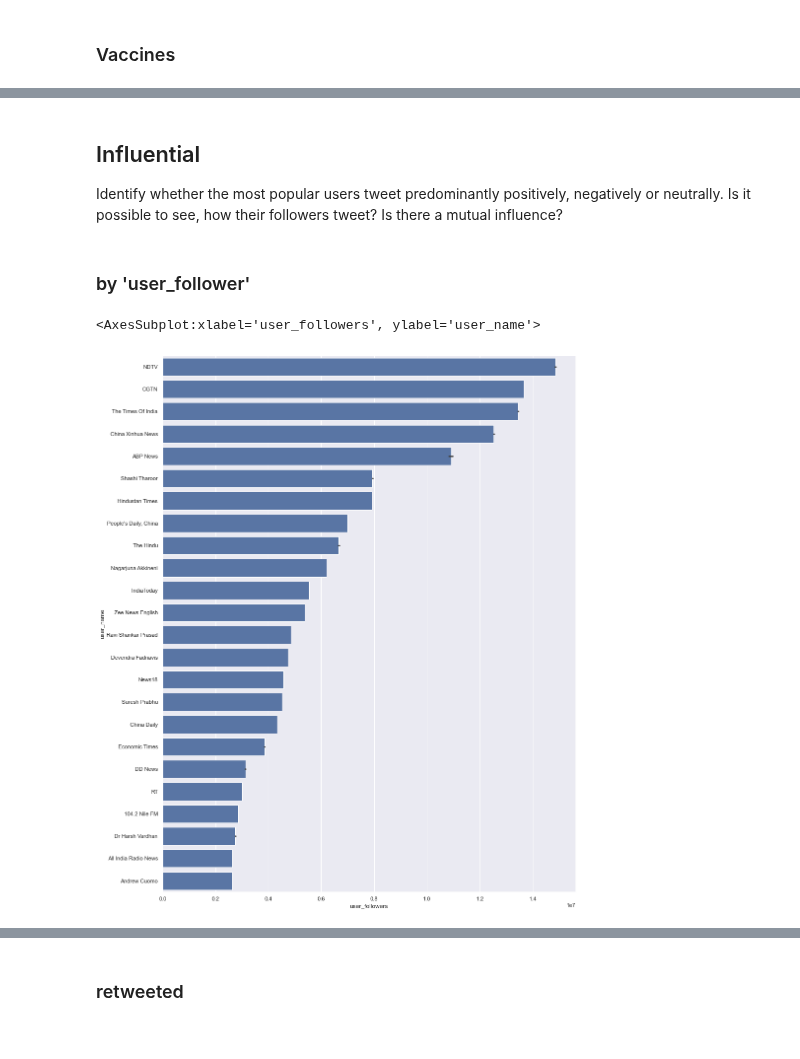
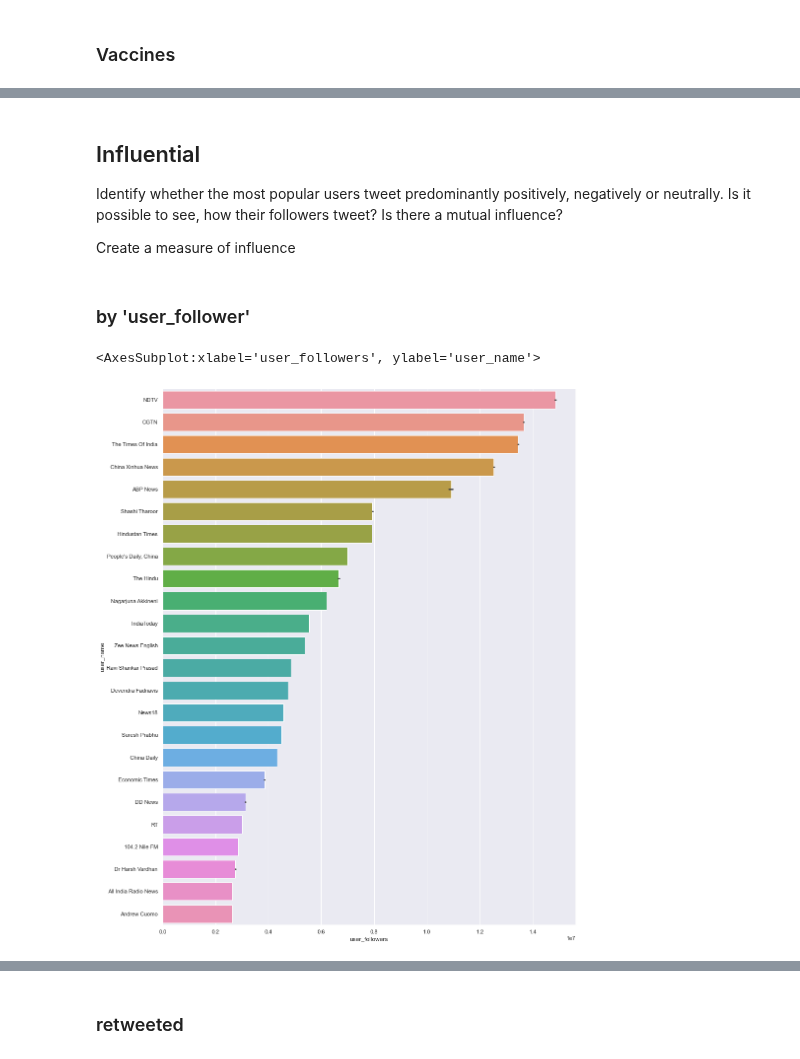
Before and after one commit to BiBa-01/Capstone_Covid, a Jupyter notebook: TweetsEDA.ipynb, the cells around one changed output, grey strips where cells are left out. Drawn from its saved outputs; the diff is of its cells as text; code cells hidden in the pictures.

Commit message:
Tweets EDA sentiment2

```diff
--- a/TweetsEDA.ipynb
+++ b/TweetsEDA.ipynb
@@ -226,6 +220,0 @@ over_days.columns = ['day', 'count']
-# %%
-sns.set_theme(style="darkgrid")
-f, ax = plt.subplots(1,1, figsize=(10, 10))
-sns.lineplot(x="day", y="count",
-             data=over_days)
-plt.xticks(rotation=30)
@@ -675,10 +637,10 @@ df_tweety.text = df_tweety.text.apply(lambda x:re.sub(r'\B#\S+','',x))
 df_tweety.text = df_tweety.text.apply(lambda x:re.sub(r'https?:\/\/[A-Za-z0-9\.\/]+', '', x))
 
 #remove punctuation
-df_tweety.text = df_tweety.text.apply(lambda x:x.replace('[^\w\s]',''))
+#df_tweety.text = df_tweety.text.apply(lambda x:x.replace('[^\w\s]',''))
 
 #remove special characters
-df_tweety.text = df_tweety.text.apply(lambda x:' '.join(re.findall(r'\w+', x))) #re.sub('[^A-Za-z0-9]+', '', x)
+#df_tweety.text = df_tweety.text.apply(lambda x:' '.join(re.findall(r'\w+', x))) #re.sub('[^A-Za-z0-9]+', '', x)
 
 #remove single characters
 df_tweety.text = df_tweety.text.apply(lambda x:re.sub(r'\s+[a-zA-Z]\s+', '', x))
@@ -687,7 +649,7 @@ df_tweety.text = df_tweety.text.apply(lambda x:re.sub(r'\s+[a-zA-Z]\s+', '', x))
 df_tweety.text = df_tweety.text.apply(lambda x:re.sub(r'\s+', ' ', x, flags=re.I))
 
 #lowercase
-df_tweety.text = df_tweety.text.apply(lambda x: ' '.join([word.lower() for word in x.split()]))
+#df_tweety.text = df_tweety.text.apply(lambda x: ' '.join([word.lower() for word in x.split()]))
 
 #remove numbers from words
 df_tweety.text = df_tweety.text.apply(lambda x: re.sub('\w*\d\w*', '', x))
@@ -696,7 +658,7 @@ df_tweety.text = df_tweety.text.apply(lambda x: re.sub('\w*\d\w*', '', x))
 df_tweety.text = df_tweety.text.apply(lambda x: re.sub('\n', '', x))
 
 #remove characters
-df_tweety.text = df_tweety.text.apply(lambda x: re.sub('[''""_/]', '', x))
+#df_tweety.text = df_tweety.text.apply(lambda x: re.sub('[''""_/]', '', x))
 # %% [markdown]
 # Feature engineering 'text'
 # %% [markdown]
@@ -875,16 +837,18 @@ ax.set(xlabel='', ylabel='count', title='mrna')
 ## Influential
 
 Identify whether the most popular users tweet predominantly positively, negatively or neutrally. Is it possible to see, how their followers tweet? Is there a mutual influence?
+
+Create a measure of influence
 # %%
 twinfluence1 = df_tweety.sort_values("user_followers", ascending=False)
 # %% [markdown]
 ### by 'user_follower'
 # %%
 f, ax = plt.subplots(figsize=(15, 20))
-sns.barplot(x='user_followers', y='user_name', orient='h', color='b', data=twinfluence1[['user_name', 'user_followers']][:400])
+sns.barplot(x='user_followers', y='user_name', orient='h', data=twinfluence1[['user_name', 'user_followers']][:400])
 # %% [output]
 <AxesSubplot:xlabel='user_followers', ylabel='user_name'>
-[figure, old version]
+[figure, new version]
 # %%
 order_list = ['positive', 'negative', 'neutral']
 f, ax = plt.subplots(figsize=(15, 20))
```
Also changed, not shown: parts of 29 cells of this notebook, 1 other file.
